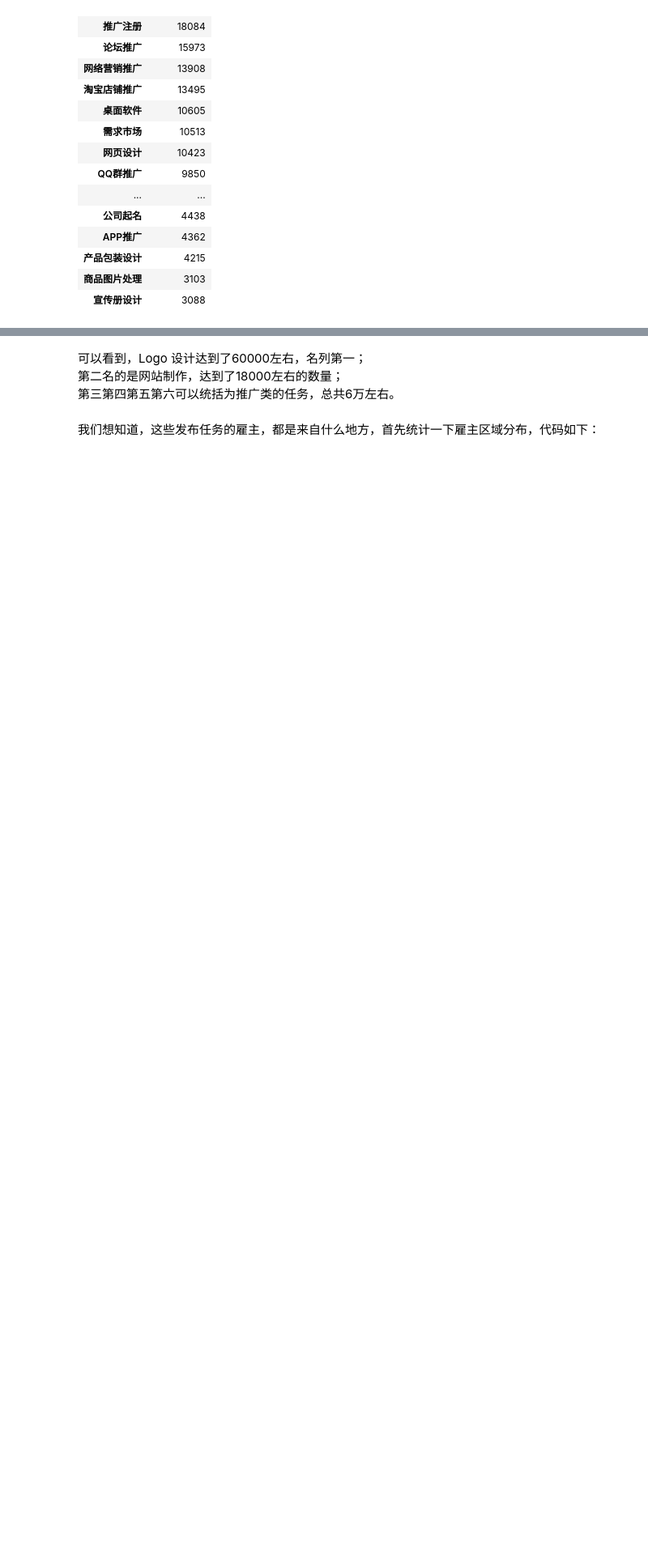
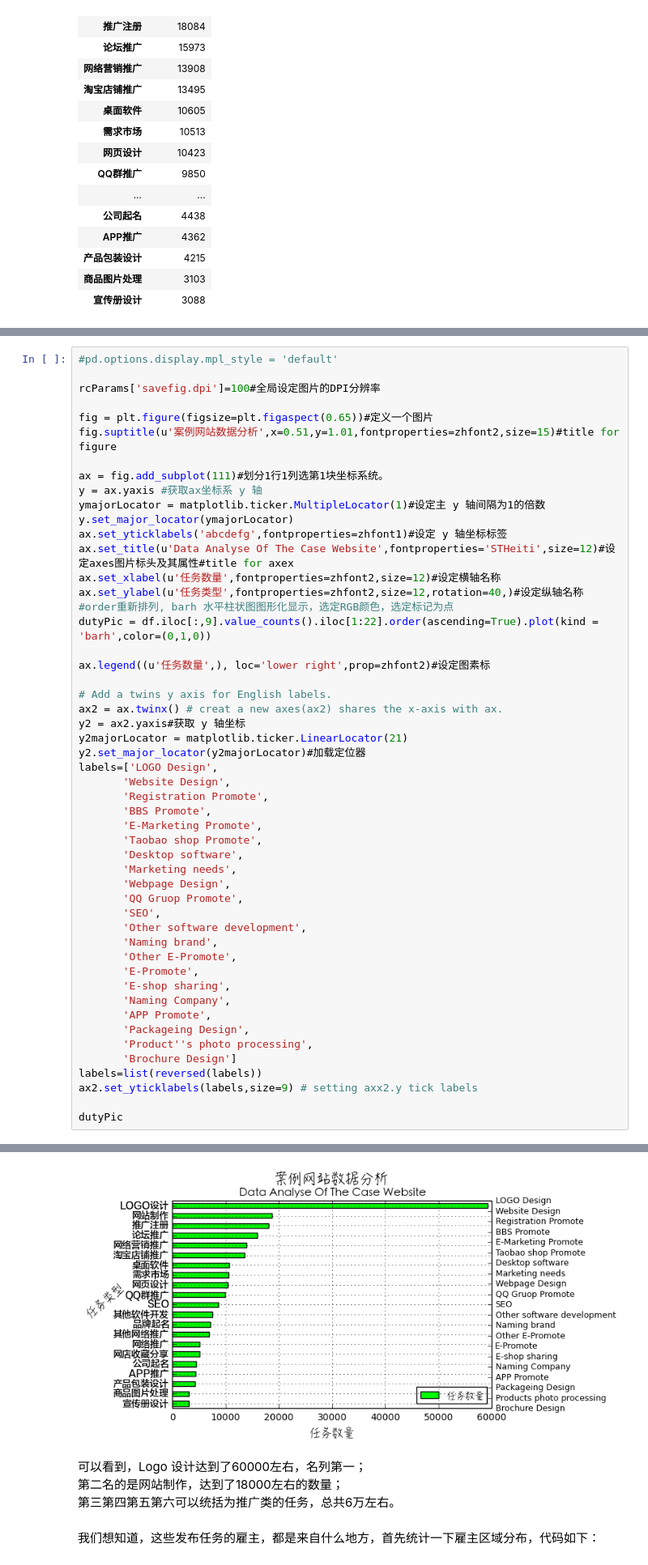
Before and after one commit to Databingo/Databingo, a Jupyter notebook: DataBookingStep2.ipynb, the cells around one changed output, grey strips where cells are left out. Shown at 81% size. Cells and saved outputs as stored; diff of their text form; blank space fills up the shorter version.

```diff
--- a/DataBookingStep2.ipynb
+++ b/DataBookingStep2.ipynb
@@ -203,0 +193,52 @@ dutyPic
+# %%
+#pd.options.display.mpl_style = 'default'
+
+rcParams['savefig.dpi']=100#全局设定图片的DPI分辨率
+
+fig = plt.figure(figsize=plt.figaspect(0.65))#定义一个图片
+fig.suptitle(u'案例网站数据分析',x=0.51,y=1.01,fontproperties=zhfont2,size=15)#title for figure
+
+ax = fig.add_subplot(111)#划分1行1列选第1块坐标系统。
+y = ax.yaxis #获取ax坐标系 y 轴
+ymajorLocator = matplotlib.ticker.MultipleLocator(1)#设定主 y 轴间隔为1的倍数
+y.set_major_locator(ymajorLocator)
+ax.set_yticklabels('abcdefg',fontproperties=zhfont1)#设定 y 轴坐标标签
+ax.set_title(u'Data Analyse Of The Case Website',fontproperties='STHeiti',size=12)#设定axes图片标头及其属性#title for axex
+ax.set_xlabel(u'任务数量',fontproperties=zhfont2,size=12)#设定横轴名称
+ax.set_ylabel(u'任务类型',fontproperties=zhfont2,size=12,rotation=40,)#设定纵轴名称
+#order重新排列, barh 水平柱状图图形化显示，选定RGB颜色，选定标记为点
+dutyPic = df.iloc[:,9].value_counts().iloc[1:22].order(ascending=True).plot(kind = 'barh',color=(0,1,0))
+
+ax.legend((u'任务数量',), loc='lower right',prop=zhfont2)#设定图素标
+
+# Add a twins y axis for English labels.
+ax2 = ax.twinx() # creat a new axes(ax2) shares the x-axis with ax.
+y2 = ax2.yaxis#获取 y 轴坐标
+y2majorLocator = matplotlib.ticker.LinearLocator(21)
+y2.set_major_locator(y2majorLocator)#加载定位器
+labels=['LOGO Design',
+       'Website Design',
+       'Registration Promote',
+       'BBS Promote',
+       'E-Marketing Promote',
+       'Taobao shop Promote',
+       'Desktop software',
+       'Marketing needs',
+       'Webpage Design',
+       'QQ Gruop Promote',
+       'SEO',
+       'Other software development',
+       'Naming brand',
+       'Other E-Promote',
+       'E-Promote',
+       'E-shop sharing',
+       'Naming Company',
+       'APP Promote',
+       'Packageing Design',
+       'Product''s photo processing',
+       'Brochure Design']
+labels=list(reversed(labels))
+ax2.set_yticklabels(labels,size=9) # setting axx2.y tick labels
+
+dutyPic
+# %% [output]
@@ -204,3 +246,4 @@ dutyPic
+[figure, added]
 # %% [markdown]
 可以看到，Logo 设计达到了60000左右，名列第一；
 第二名的是网站制作，达到了18000左右的数量；
```
Also changed, not shown: parts of 8 cells of this notebook.
